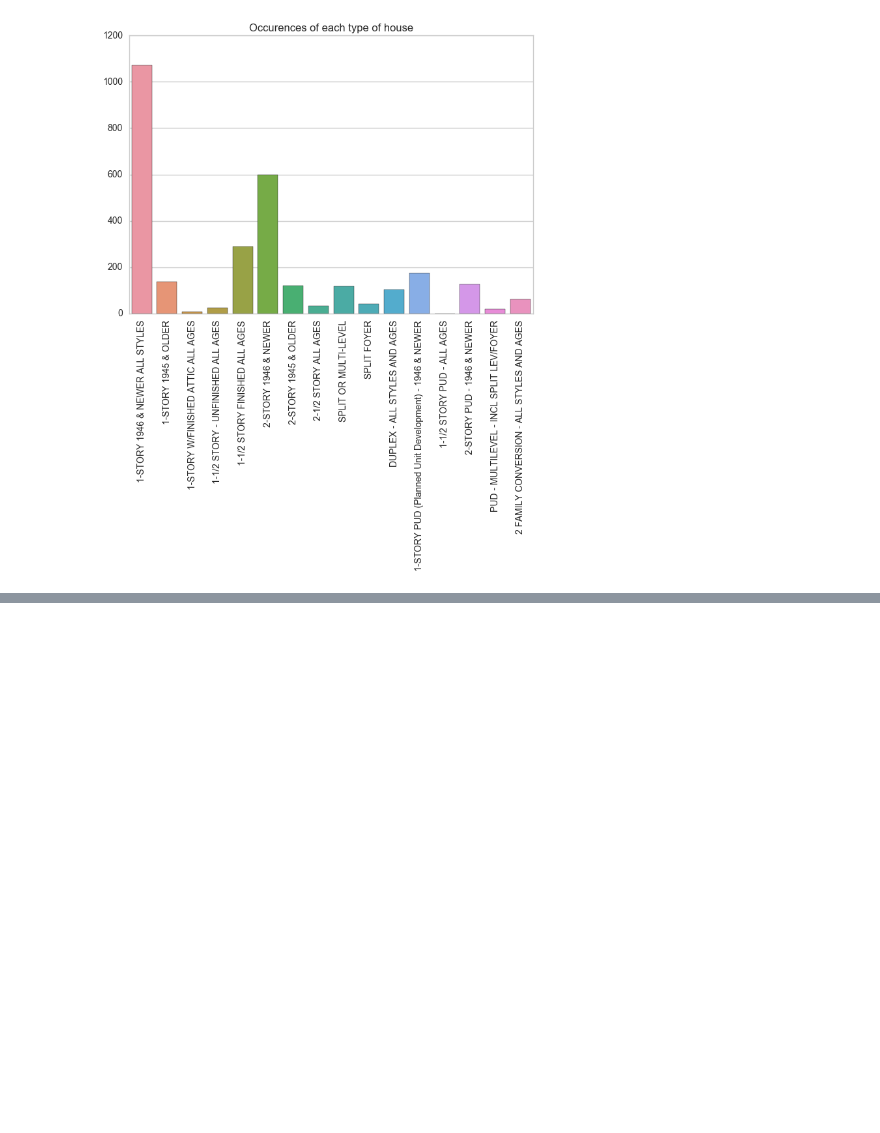
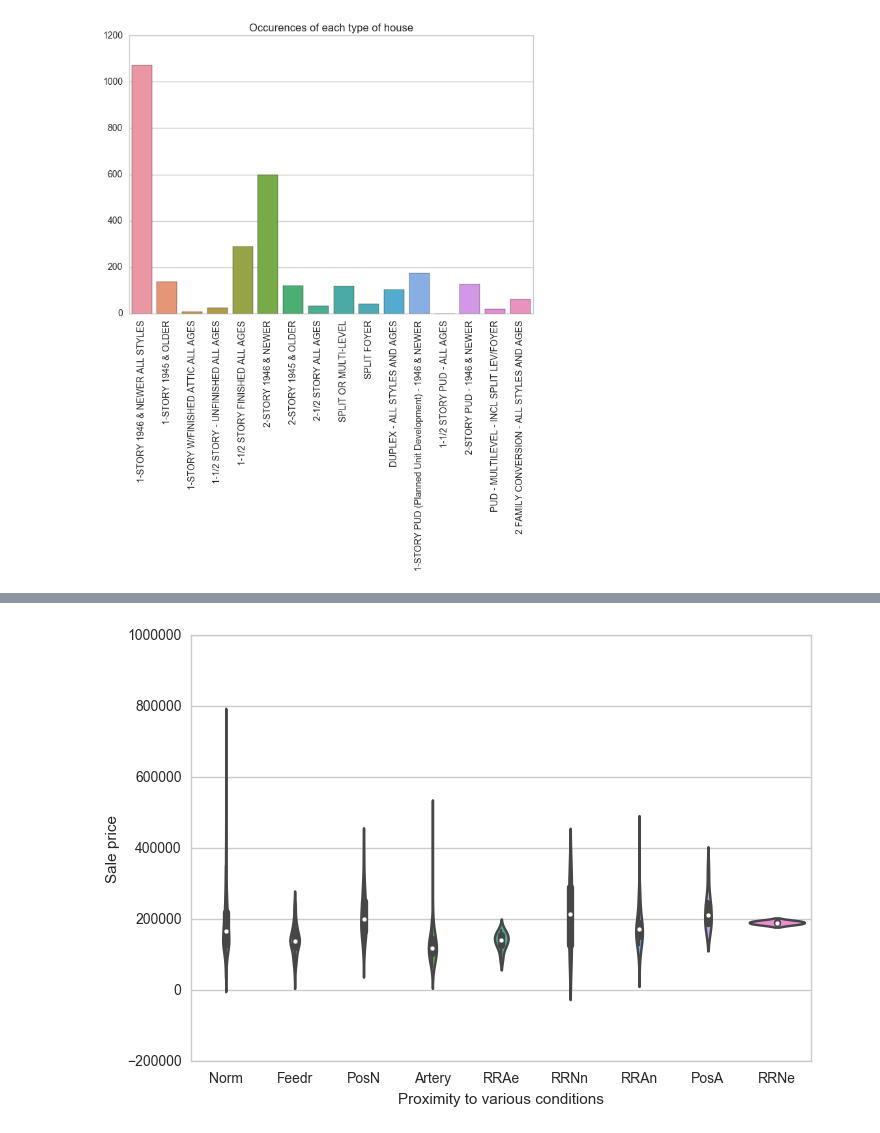
Before and after one commit to evanmiller29/house-prices, a Jupyter notebook: EDA.ipynb, the cells around one changed output, grey strips where cells are left out. Saved outputs shown, nothing was run; the diff lists cells and outputs as text; code cells hidden in the pictures; blank space fills up the shorter version.

```diff
--- a/EDA.ipynb
+++ b/EDA.ipynb
@@ -67,0 +76,6 @@ ax.set_xticklabels(ax.get_xticklabels(), rotation='vertical');
+# %%
+ax = sns.violinplot(x="Condition1", y="SalePrice", data=analysis_sale)
+ax.set(xlabel='Proximity to various conditions', ylabel = 'Sale price')
+plt.show()
+# %% [output]
+[figure, added]
```
Also changed, not shown: parts of 24 cells of this notebook.
